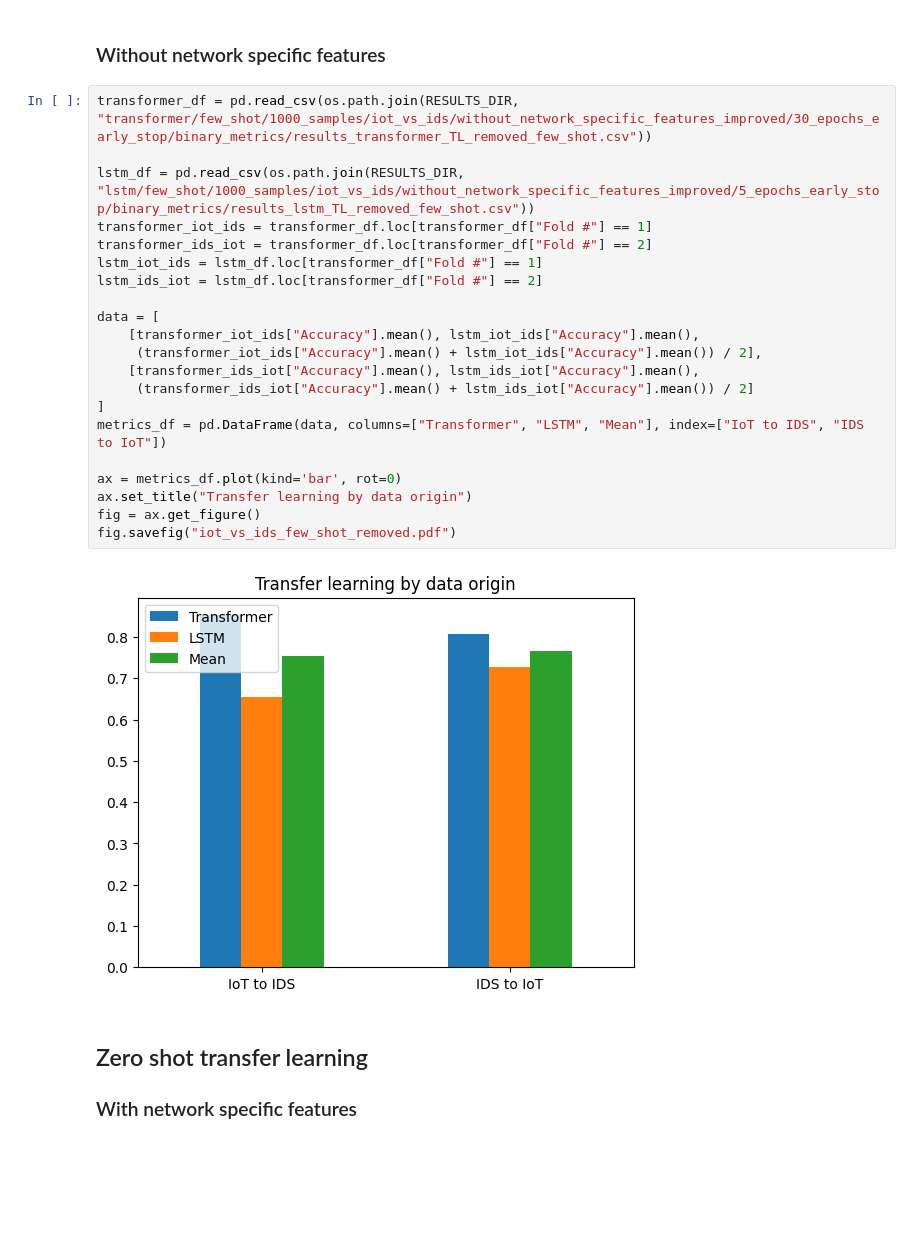
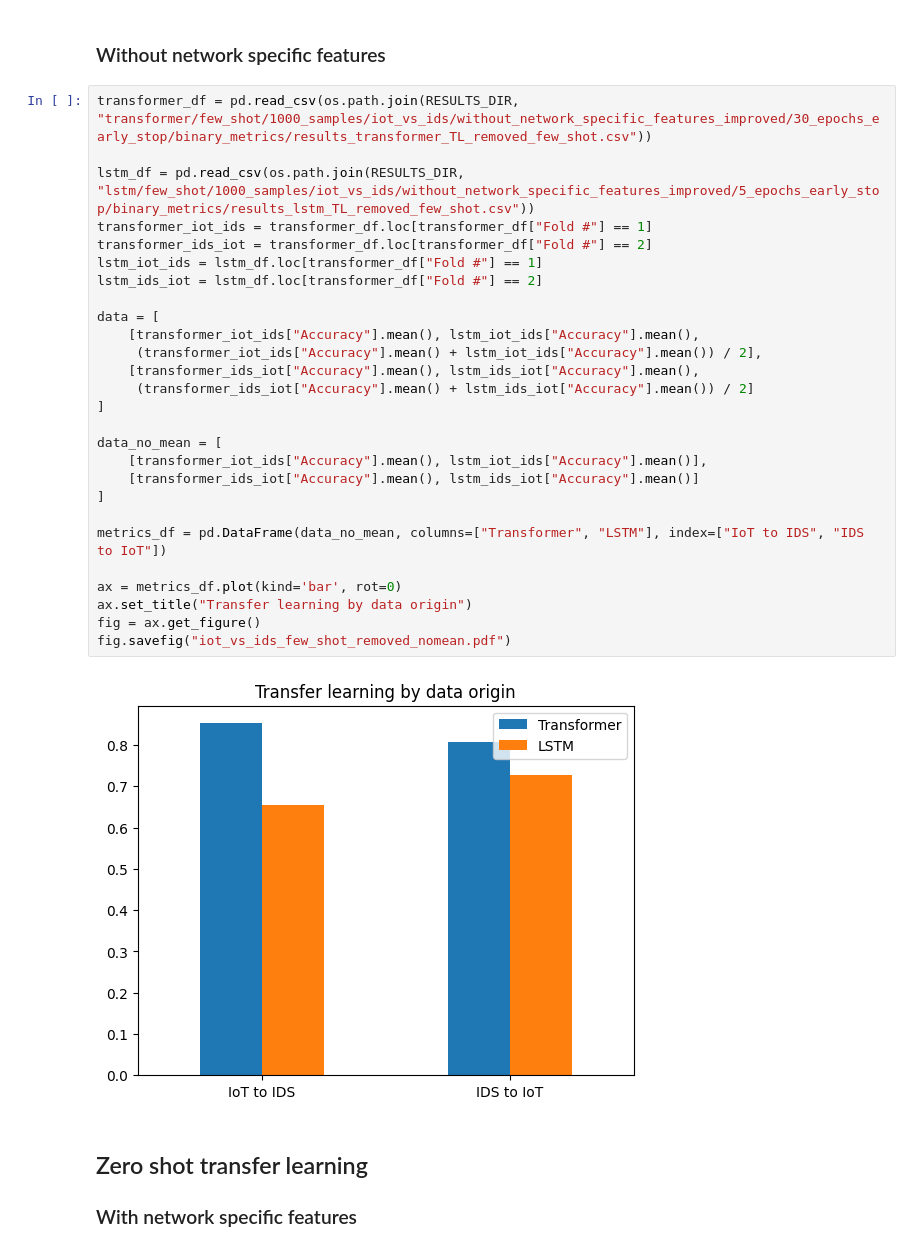
Before and after one commit to thetonk/master-thesis, a Jupyter notebook: notebooks/iot-ids-transfer-learning-results.ipynb, the cells around one changed output. Drawn from its saved outputs; the diff is of its cells as text; blank space fills up the shorter version.

Commit message:
add more plots

```diff
--- a/notebooks/iot-ids-transfer-learning-results.ipynb
+++ b/notebooks/iot-ids-transfer-learning-results.ipynb
@@ -46,26 +50,32 @@ fig.savefig("iot_vs_ids_few_shot.pdf")
 # %%
 transformer_df = pd.read_csv(os.path.join(RESULTS_DIR, "transformer/few_shot/1000_samples/iot_vs_ids/without_network_specific_features_improved/30_epochs_early_stop/binary_metrics/results_transformer_TL_removed_few_shot.csv"))
 
 lstm_df = pd.read_csv(os.path.join(RESULTS_DIR, "lstm/few_shot/1000_samples/iot_vs_ids/without_network_specific_features_improved/5_epochs_early_stop/binary_metrics/results_lstm_TL_removed_few_shot.csv"))
 transformer_iot_ids = transformer_df.loc[transformer_df["Fold #"] == 1]
 transformer_ids_iot = transformer_df.loc[transformer_df["Fold #"] == 2]
 lstm_iot_ids = lstm_df.loc[transformer_df["Fold #"] == 1]
 lstm_ids_iot = lstm_df.loc[transformer_df["Fold #"] == 2]
 
 data = [
     [transformer_iot_ids["Accuracy"].mean(), lstm_iot_ids["Accuracy"].mean(),
      (transformer_iot_ids["Accuracy"].mean() + lstm_iot_ids["Accuracy"].mean()) / 2],
     [transformer_ids_iot["Accuracy"].mean(), lstm_ids_iot["Accuracy"].mean(),
      (transformer_ids_iot["Accuracy"].mean() + lstm_ids_iot["Accuracy"].mean()) / 2]
 ]
-metrics_df = pd.DataFrame(data, columns=["Transformer", "LSTM", "Mean"], index=["IoT to IDS", "IDS to IoT"])
+
+data_no_mean = [
+    [transformer_iot_ids["Accuracy"].mean(), lstm_iot_ids["Accuracy"].mean()],
+    [transformer_ids_iot["Accuracy"].mean(), lstm_ids_iot["Accuracy"].mean()]
+]
+
+metrics_df = pd.DataFrame(data_no_mean, columns=["Transformer", "LSTM"], index=["IoT to IDS", "IDS to IoT"])
 
 ax = metrics_df.plot(kind='bar', rot=0)
 ax.set_title("Transfer learning by data origin")
 fig = ax.get_figure()
-fig.savefig("iot_vs_ids_few_shot_removed.pdf")
+fig.savefig("iot_vs_ids_few_shot_removed_nomean.pdf")
 # %% [output]
-[figure, old version]
+[figure, new version]
 # %% [markdown]
 ## Zero shot transfer learning
 ### With network specific features
```
Also changed, not shown: parts of 3 cells of this notebook, 9 other files.
